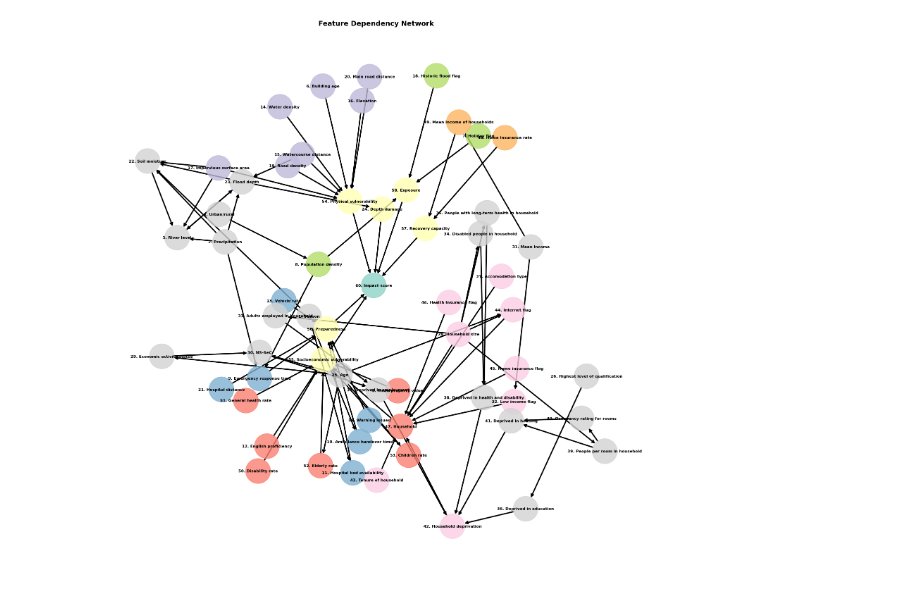
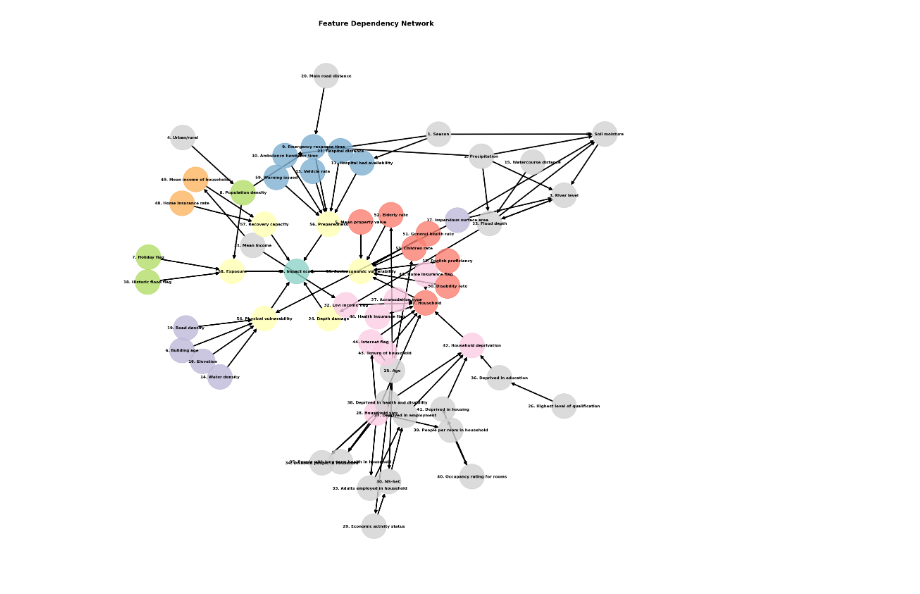
Before and after one commit to oUesio/Flood-RL-agent, a Jupyter notebook: dep_network.ipynb, the cells around one changed output. Saved outputs shown, nothing was run; the diff lists cells and outputs as text; code cells hidden in the pictures.

```diff
--- a/dep_network.ipynb
+++ b/dep_network.ipynb
@@ -12,7 +12,7 @@ dependencies = {
     "6. Building age": [],
     "7. Holiday flag": [],
     "8. Population density": ["Urban/rural"],
-    "9. Emergency response time": ["Precipitation", "Population density"],
+    "9. Emergency response time": ["Precipitation", "Population density", "Main road distance"],
     "10. Ambulance handover time": ["Season"],
     "11. Hospital bed availability": ["Season"],
     "12. English proficiency": [],
@@ -57,7 +57,7 @@ dependencies = {
     "51. General health rate": [],
     "52. Elderly rate": ["Age"],
     "53. Children rate": ["Age"],
-    "54. Physical vulnerability": ["Elevation", "Impervious surface area", "Watercourse distance", "Water density", "Road density", "Main road distance", "Building age"],
+    "54. Physical vulnerability": ["Elevation", "Impervious surface area", "Water density", "Road density", "Building age"],
     "55. Socioeconomic vulnerability": ["Elderly rate", "Disability rate", "Children rate", "General health rate", "English proficiency", "Household", "Mean property value"],
     "56. Preparedness": ["Emergency response time", "Ambulance handover time", "Hospital bed availability", "Vehicle rate", "Hospital distance", "Warning issued"],
     "57. Recovery capacity": ["Mean income of households", "Home insurance rate"],
@@ -105,39 +105,49 @@ for node in G.nodes():
     else:
         color_map.append(default_color)
 # %%
-#pos = nx.spring_layout(G) # other options: circular_layout, shell_layout, kamada_kawai
 
 # Draw the graph
-#nx.draw(G, pos, with_labels=True, node_size=800, font_size=10)
 
 '''shells = [
     ["60. Impact score"],
     dependencies['60. Impact score'],
     [n for n in G.nodes() if n != "60. Impact score" and n not in dependencies['60. Impact score']],
 ]
 pos = nx.shell_layout(G, nlist=shells)'''
 
-rest = [n for n in G.nodes() if n not in ["60. Impact score"]+dependencies['60. Impact score']]
-shell_pos = nx.shell_layout(G, nlist=[["60. Impact score"], dependencies['60. Impact score']])
+impact_dep = [name_to_node[x] for x in dependencies["60. Impact score"]]
+rest = [n for n in G.nodes() if n not in ["60. Impact score"]+impact_dep]
+shell_pos = nx.shell_layout(G, nlist=[["60. Impact score"], impact_dep])
 
 pos = nx.spring_layout(
     G,
     pos=shell_pos,     # initial positions include the fixed shell positions
-    k=0.2,
-    seed=42,
-    fixed=["60. Impact score"]+dependencies['60. Impact score']  # these nodes will not move
+    k=0.25,
+    fixed=["60. Impact score"]+impact_dep  # these nodes will not move
 )
+
+'''impact_dep = [name_to_node[x] for x in dependencies["60. Impact score"]]
+rest = [n for n in G.nodes() if n not in ["60. Impact score"]+impact_dep]
+shells = [
+    ["60. Impact score"],
+    impact_dep,
+    rest
+]
+
+pos = nx.shell_layout(G, nlist=shells, scale=2.0)'''
+
+
 
 # DRAW
 plt.figure(figsize=(16, 16))
 nx.draw_networkx_nodes(G, pos, node_color=color_map, node_size=2600, alpha=0.80)
 nx.draw_networkx_labels(G, pos, font_size=8, font_weight='bold')
 nx.draw_networkx_edges(G, pos, arrowstyle="->", arrowsize=12, edge_color="k", width=2.5,min_source_margin=25,min_target_margin=25)
 
 plt.title("Feature Dependency Network", fontsize=14, fontweight="bold")
 plt.axis("off")
 plt.tight_layout()
 #plt.savefig("dependency_network.png")
 plt.show()
 # %% [output]
-[figure, old version]
+[figure, new version]
```
Also changed, not shown: 6 other files.
